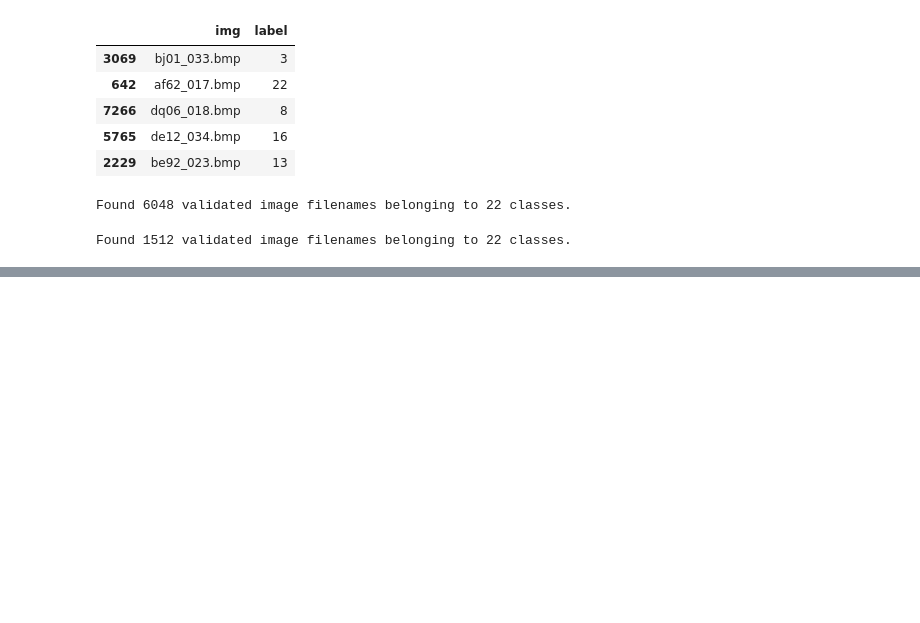
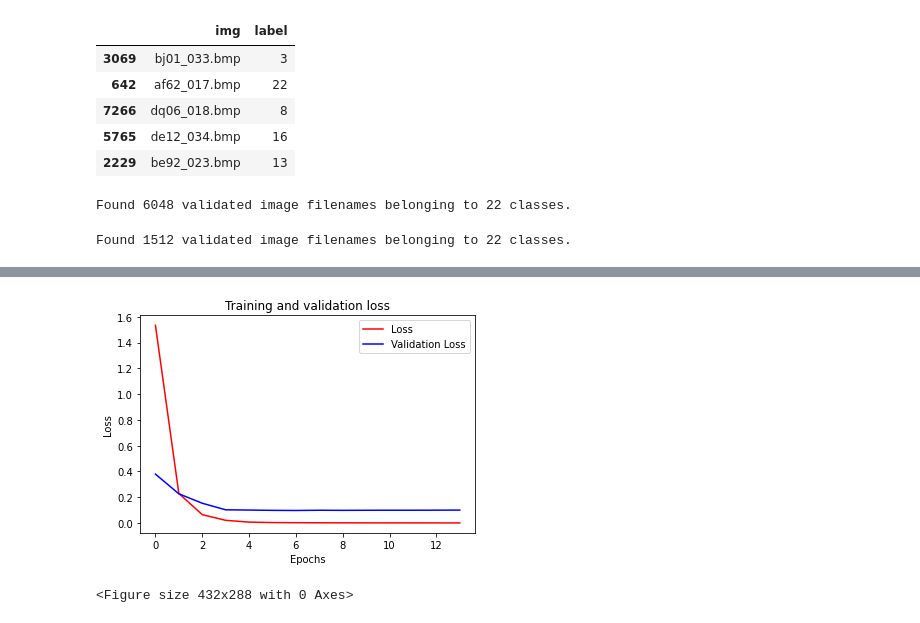
Before and after one commit to amFarrouk/OCR_prj, a Jupyter notebook: simpleCNN_RNN.ipynb, the cells around one changed output, grey strips where cells are left out. Saved outputs shown, nothing was run; the diff lists cells and outputs as text; code cells hidden in the pictures; blank space fills up the shorter version.

```diff
--- a/simpleCNN_RNN.ipynb
+++ b/simpleCNN_RNN.ipynb
@@ -261,0 +341,16 @@ plt.show()
+# %%
+#------------------------------------------------
+# Plot training and validation loss per epoch
+#------------------------------------------------
+plt.plot(epochs, loss, 'r')
+plt.plot(epochs, val_loss, 'b')
+plt.title('Training and validation loss')
+plt.xlabel("Epochs")
+plt.ylabel("Loss")
+plt.legend(["Loss", "Validation Loss"])
+
+plt.figure()
+plt.show()
+# %% [output]
+[figure, added]
+<Figure size 432x288 with 0 Axes>
```
Also changed, not shown: parts of 14 cells of this notebook.
